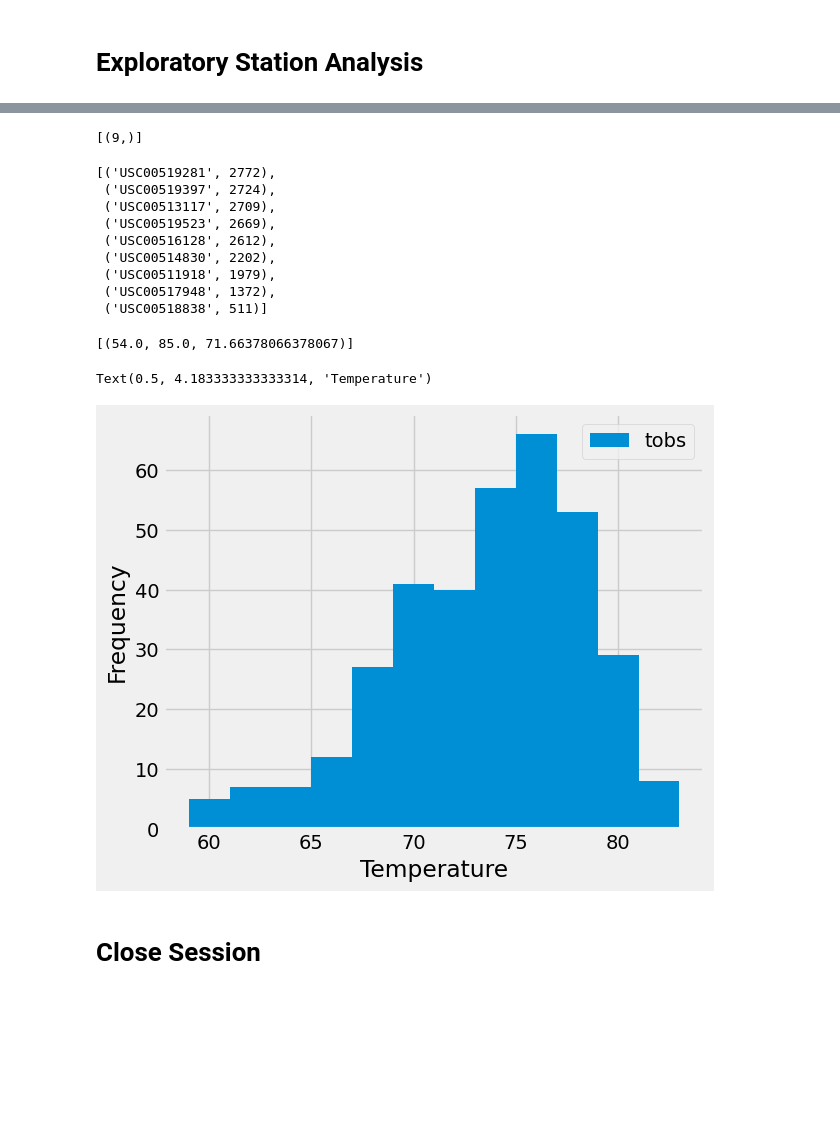
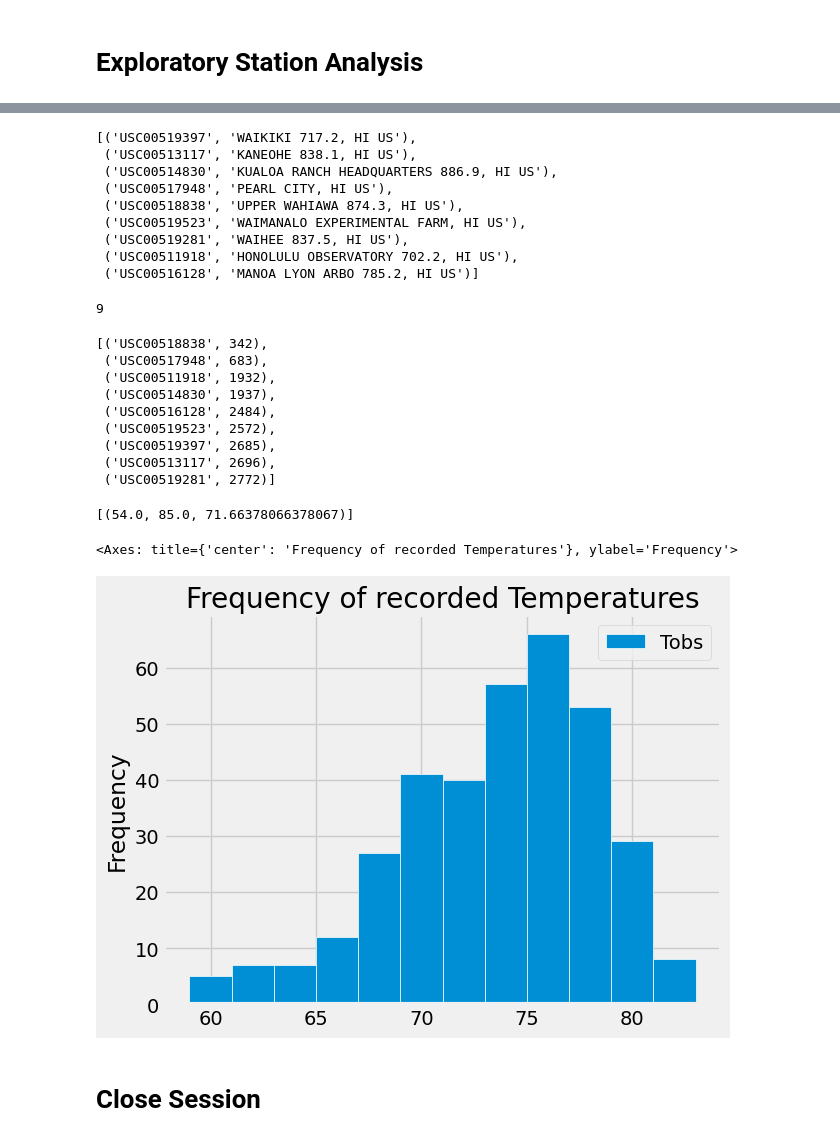
Before and after one commit to jeffreymrobertson/sqlalchemy-challenge, a Jupyter notebook: climate_starter.ipynb, the cells around one changed output, grey strips where cells are left out. Drawn from its saved outputs; the diff is of its cells as text; code cells hidden in the pictures; blank space fills up the shorter version.

```diff
--- a/climate_starter.ipynb
+++ b/climate_starter.ipynb
@@ -104,19 +107,35 @@ query_df
+# %%
+session.query(Station.station,Station.name).all()
+# %% [output]
+[('USC00519397', 'WAIKIKI 717.2, HI US'),
+ ('USC00513117', 'KANEOHE 838.1, HI US'),
+ ('USC00514830', 'KUALOA RANCH HEADQUARTERS 886.9, HI US'),
+ ('USC00517948', 'PEARL CITY, HI US'),
+ ('USC00518838', 'UPPER WAHIAWA 874.3, HI US'),
+ ('USC00519523', 'WAIMANALO EXPERIMENTAL FARM, HI US'),
+ ('USC00519281', 'WAIHEE 837.5, HI US'),
+ ('USC00511918', 'HONOLULU OBSERVATORY 702.2, HI US'),
+ ('USC00516128', 'MANOA LYON ARBO 785.2, HI US')]
 # %%
 # Design a query to calculate the total number of stations in the dataset
+station_q = session.query(Station.id).count()
+station_q
 # %% [output]
-[(9,)]
+9
 # %%
 # Design a query to find the most active stations (i.e. which stations have the most rows?)
 # List the stations and their counts in descending order.
+active_stations = session.query(Measurement.station, func.count(Measurement.prcp)).group_by(Measurement.station).order_by(func.count(Measurement.prcp)).all()
+active_stations
 # %% [output]
-[('USC00519281', 2772),
- ('USC00519397', 2724),
- ('USC00513117', 2709),
- ('USC00519523', 2669),
- ('USC00516128', 2612),
- ('USC00514830', 2202),
- ('USC00511918', 1979),
- ('USC00517948', 1372),
- ('USC00518838', 511)]
+[('USC00518838', 342),
+ ('USC00517948', 683),
+ ('USC00511918', 1932),
+ ('USC00514830', 1937),
+ ('USC00516128', 2484),
+ ('USC00519523', 2572),
+ ('USC00519397', 2685),
+ ('USC00513117', 2696),
+ ('USC00519281', 2772)]
 # %%
 # Using the most active station id from the previous query, calculate the lowest, highest, and average temperature.
@@ -125,9 +147,19 @@ query_df
 # %%
 # Using the most active station id
 # Query the last 12 months of temperature observation data for this station and plot the results as a histogram
+
+mvp = session.query(Measurement.tobs).\
+    filter(Measurement.station == "USC00519281",Measurement.date >= query_date).all()
+
+mvp
+hist_df = pd.DataFrame(mvp,columns=["Tobs"])
+# hist_df.dtypes
+
+# hist_df.info()
+hist_df.plot.hist(bins = 12, xlabel="Temperature", title="Frequency of recorded Temperatures", edgecolor="white")
 # %% [output]
-Text(0.5, 4.183333333333314, 'Temperature')
+<Axes: title={'center': 'Frequency of recorded Temperatures'}, ylabel='Frequency'>
-[figure, old version]
+[figure, new version]
 # %% [markdown]
 # Close Session
 # %%
```
Also changed, not shown: parts of 6 cells of this notebook, 1 other file.
